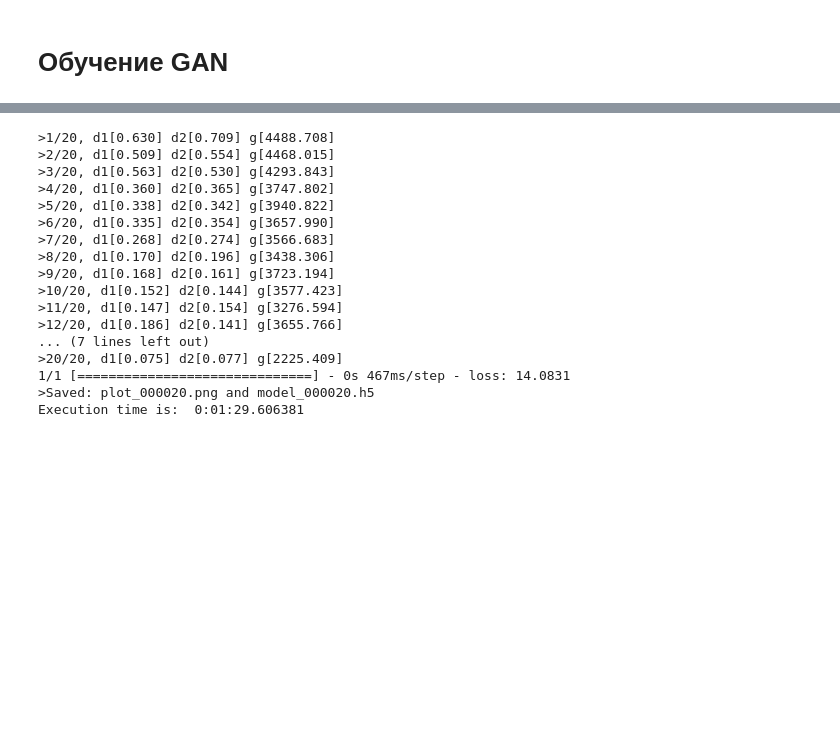
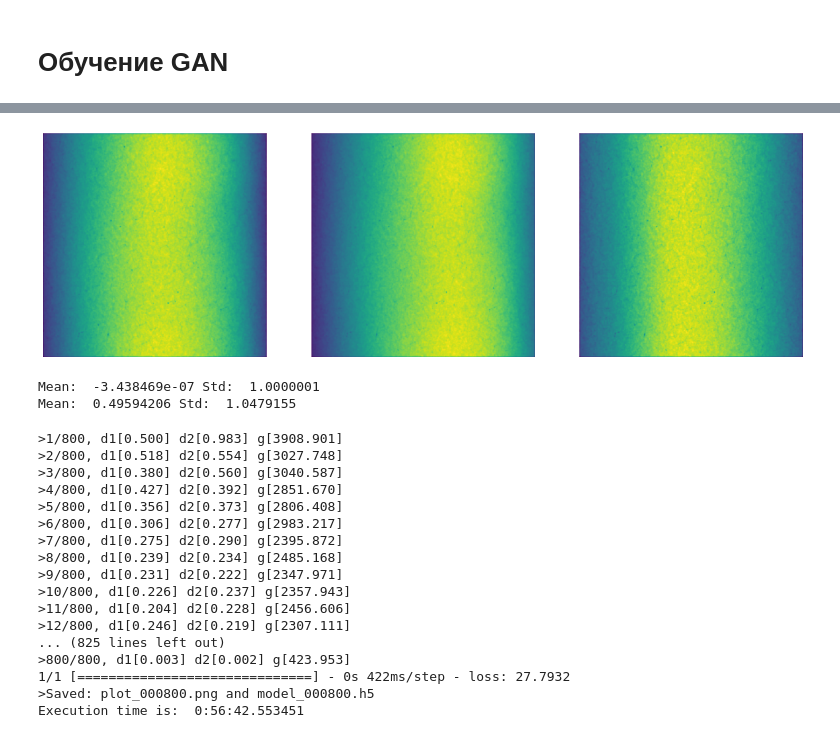
Before and after one commit to ArtGrig/ArtGrig, a Jupyter notebook: Flat_field_extractor.ipynb, the cells around one changed output, grey strips where cells are left out. Drawn from its saved outputs; the diff is of its cells as text; code cells hidden in the pictures; blank space fills up the shorter version.

```diff
--- a/Flat_field_extractor.ipynb
+++ b/Flat_field_extractor.ipynb
@@ -365,32 +417,44 @@ Mean:  0.49594206 Std:  1.0479155
+# %%
+# смотрим на тренировчные данные
+plotExamples(Y_train, n_samp=3)
+# %% [output]
+[figure, added]
+# %%
+# стандартизируем изображения
+X_train, dataMean, dataStd = standart(X_train)
+Y_train, _, _ = standart(Y_train, dataMean=dataMean, dataStd=dataStd)
+# %% [output]
+Mean:  -3.438469e-07 Std:  1.0000001
+Mean:  0.49594206 Std:  1.0479155
 # %%
 # обучаем модель
 d_model = discriminator(image_shape)
-g_model = generator(image_shape)
+g_model = prelearned_model
 gan_model = gan(g_model, d_model, image_shape)
 
 start1 = datetime.now()
 
-d_loss, g_loss = train(d_model, g_model, gan_model, X_train, Y_train, n_epochs=10, n_batch=128)
+d_loss, g_loss = train(d_model, g_model, gan_model, X_train, Y_train, n_epochs=400, n_batch=128)
 
 stop1 = datetime.now()
 
 execution_time = stop1-start1
 print("Execution time is: ", execution_time)
 # %% [output]
->1/20, d1[0.630] d2[0.709] g[4488.708]
->2/20, d1[0.509] d2[0.554] g[4468.015]
->3/20, d1[0.563] d2[0.530] g[4293.843]
->4/20, d1[0.360] d2[0.365] g[3747.802]
->5/20, d1[0.338] d2[0.342] g[3940.822]
->6/20, d1[0.335] d2[0.354] g[3657.990]
->7/20, d1[0.268] d2[0.274] g[3566.683]
->8/20, d1[0.170] d2[0.196] g[3438.306]
->9/20, d1[0.168] d2[0.161] g[3723.194]
->10/20, d1[0.152] d2[0.144] g[3577.423]
->11/20, d1[0.147] d2[0.154] g[3276.594]
->12/20, d1[0.186] d2[0.141] g[3655.766]
-... (7 lines left out)
->20/20, d1[0.075] d2[0.077] g[2225.409]
-1/1 [==============================] - 0s 467ms/step - loss: 14.0831
->Saved: plot_000020.png and model_000020.h5
-Execution time is:  0:01:29.606381
+>1/800, d1[0.500] d2[0.983] g[3908.901]
+>2/800, d1[0.518] d2[0.554] g[3027.748]
+>3/800, d1[0.380] d2[0.560] g[3040.587]
+>4/800, d1[0.427] d2[0.392] g[2851.670]
+>5/800, d1[0.356] d2[0.373] g[2806.408]
+>6/800, d1[0.306] d2[0.277] g[2983.217]
+>7/800, d1[0.275] d2[0.290] g[2395.872]
+>8/800, d1[0.239] d2[0.234] g[2485.168]
+>9/800, d1[0.231] d2[0.222] g[2347.971]
+>10/800, d1[0.226] d2[0.237] g[2357.943]
+>11/800, d1[0.204] d2[0.228] g[2456.606]
+>12/800, d1[0.246] d2[0.219] g[2307.111]
+... (825 lines left out)
+>800/800, d1[0.003] d2[0.002] g[423.953]
+1/1 [==============================] - 0s 422ms/step - loss: 27.7932
+>Saved: plot_000800.png and model_000800.h5
+Execution time is:  0:56:42.553451
```
Also changed, not shown: parts of 12 cells of this notebook.
